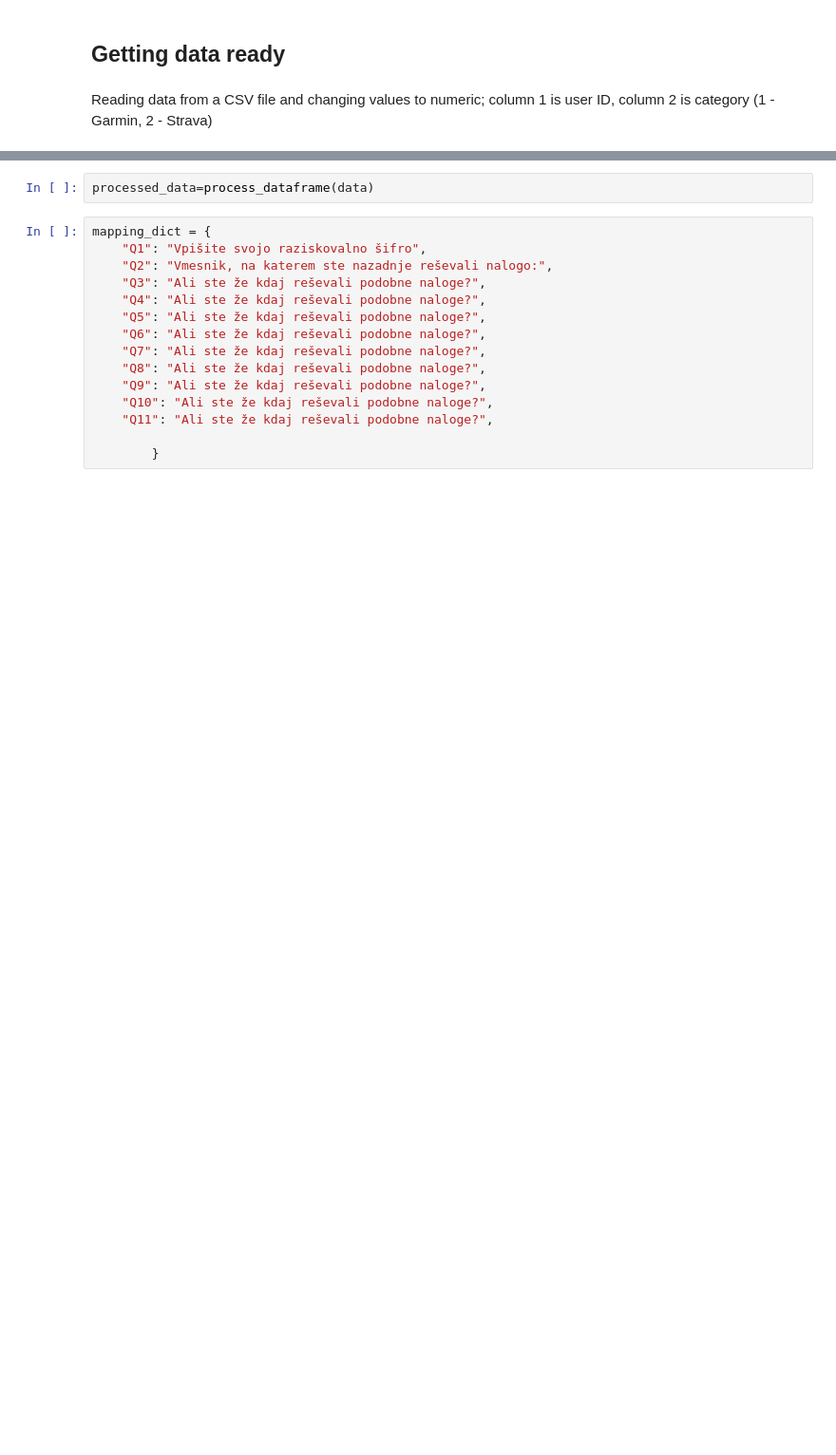
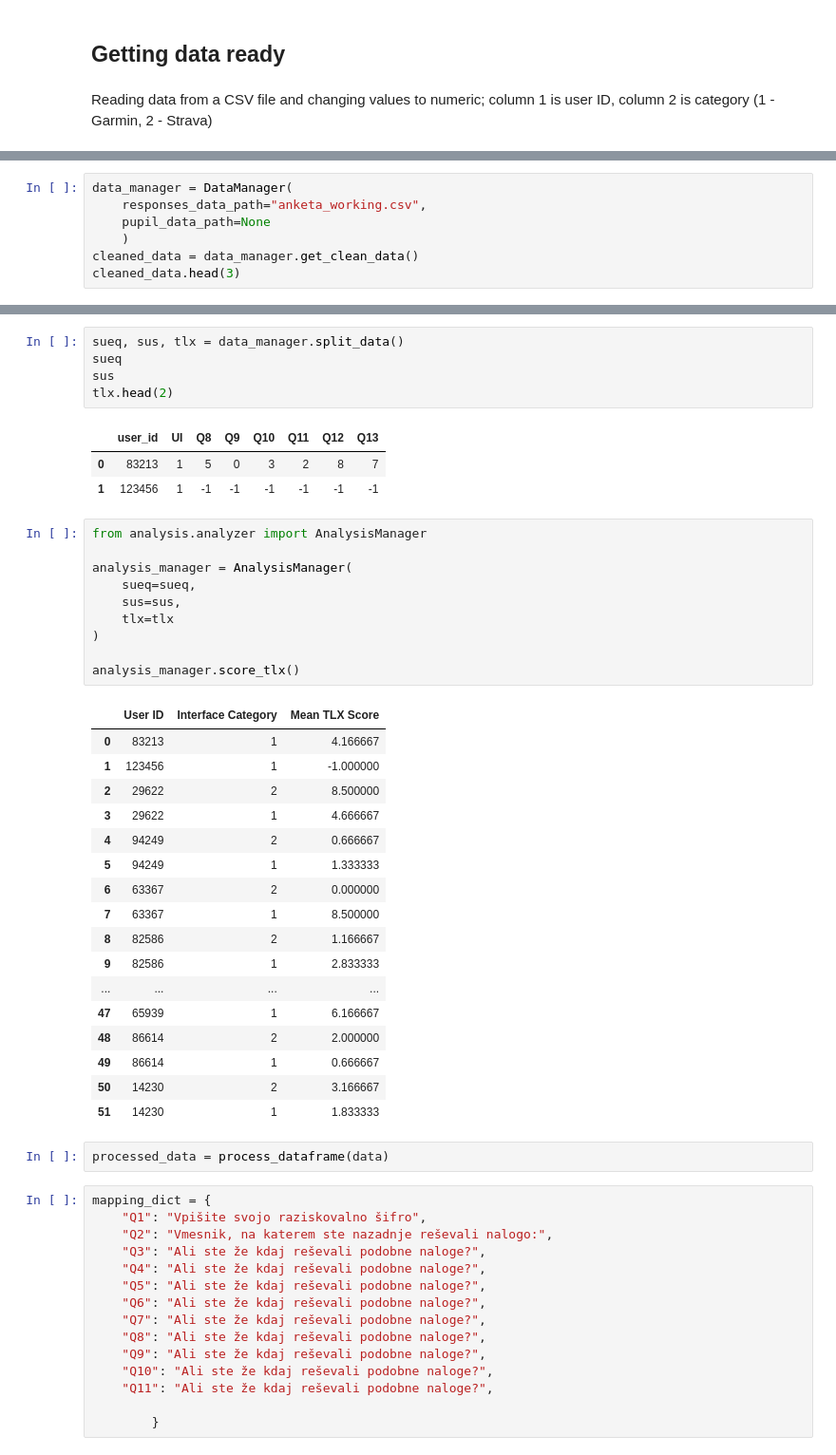
Before and after one commit to ggril/master_thesis, a Jupyter notebook: final_report.ipynb, the cells around one changed output, grey strips where cells are left out. Shown at 95% size. Saved outputs shown, nothing was run; the diff lists cells and outputs as text; blank space fills up the shorter version.

```diff
--- a/final_report.ipynb
+++ b/final_report.ipynb
@@ -33,0 +14,7 @@ data
+# %%
+data_manager = DataManager(
+    responses_data_path="anketa_working.csv",
+    pupil_data_path=None
+    )
+cleaned_data = data_manager.get_clean_data()
+cleaned_data.head(3)
@@ -34,5 +27,42 @@ data
+# %%
+sueq, sus, tlx = data_manager.split_data()
+sueq
+sus
+tlx.head(2)
+# %% [output]
+|  | user_id | UI | Q8 | Q9 | Q10 | Q11 | Q12 | Q13 |
+| 0 | 83213 | 1 | 5 | 0 | 3 | 2 | 8 | 7 |
+| 1 | 123456 | 1 | -1 | -1 | -1 | -1 | -1 | -1 |
+# %%
+from analysis.analyzer import AnalysisManager
+
+analysis_manager = AnalysisManager(
+    sueq=sueq,
+    sus=sus,
+    tlx=tlx
+)
+
+analysis_manager.score_tlx()
+# %% [output]
+|  | User ID | Interface Category | Mean TLX Score |
+| 0 | 83213 | 1 | 4.166667 |
+| 1 | 123456 | 1 | -1.000000 |
+| 2 | 29622 | 2 | 8.500000 |
+| 3 | 29622 | 1 | 4.666667 |
+| 4 | 94249 | 2 | 0.666667 |
+| 5 | 94249 | 1 | 1.333333 |
+| 6 | 63367 | 2 | 0.000000 |
+| 7 | 63367 | 1 | 8.500000 |
+| 8 | 82586 | 2 | 1.166667 |
+| 9 | 82586 | 1 | 2.833333 |
+| ... | ... | ... | ... |
+| 47 | 65939 | 1 | 6.166667 |
+| 48 | 86614 | 2 | 2.000000 |
+| 49 | 86614 | 1 | 0.666667 |
+| 50 | 14230 | 2 | 3.166667 |
+| 51 | 14230 | 1 | 1.833333 |
 # %%
-processed_data=process_dataframe(data)
+processed_data = process_dataframe(data)
 # %%
 mapping_dict = {
     "Q1": "Vpišite svojo raziskovalno šifro",
```
Also changed, not shown: parts of 5 cells of this notebook, 2 other files.
